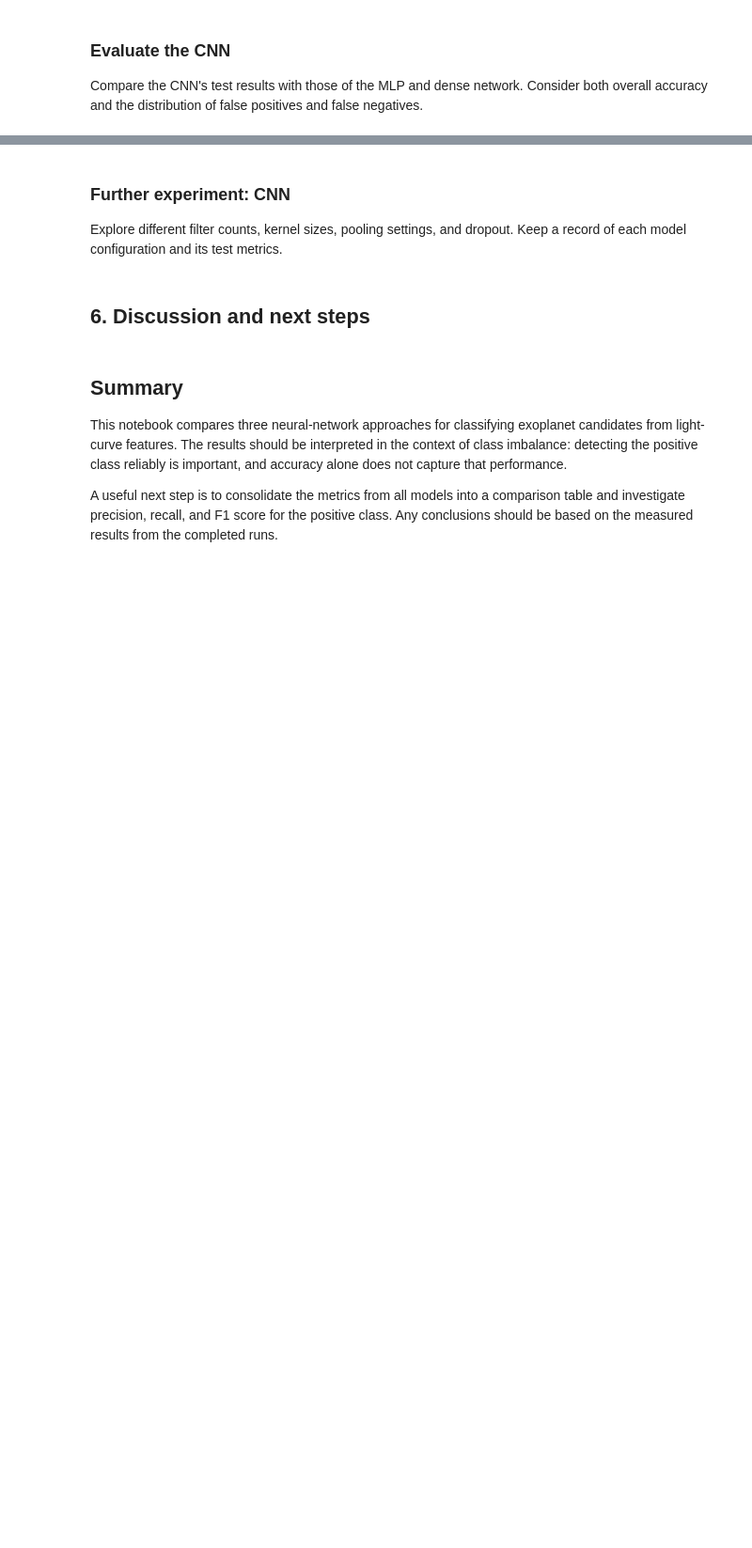
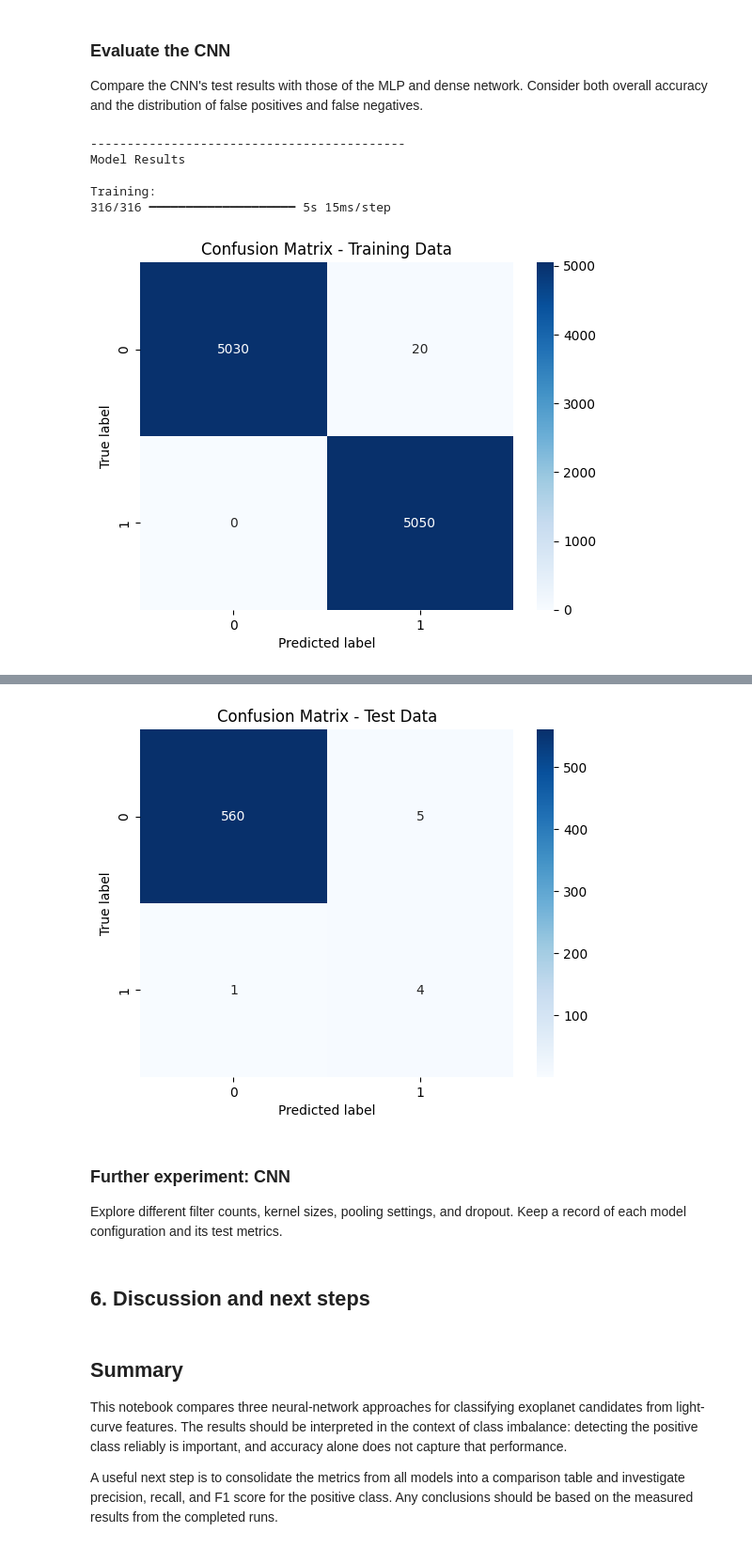
Before and after one commit to pa-radox/exoplanet-detector, a Jupyter notebook: exoplanet_classification_project.ipynb, the cells around one changed output, grey strips where cells are left out. Shown at 94% size. Cells and saved outputs as stored; diff of their text form; code cells hidden in the pictures; blank space fills up the shorter version.

```diff
--- a/exoplanet_classification_project.ipynb
+++ b/exoplanet_classification_project.ipynb
@@ -181,3 +162,43 @@ smote_X_train, smote_y_train = apply_smote(robust_X_train, y_train)
+# %%
+#@title Run this code to preprocess data
+# Helper functions that we can run for the three augmentation functions that will be used, but not explroed in depth
+
+def smote(a,b):
+    model = SMOTE()
+    X,y = model.fit_resample(a, b)
+    return X,y
+
+def savgol(df1,df2):
+    x = savgol_filter(df1,21,4,deriv=0)
+    y = savgol_filter(df2,21,4,deriv=0)
+    return x,y
+
+def fourier(df1,df2):
+    X_train = np.abs(np.fft.fft(df1, axis=1))
+    X_test = np.abs(np.fft.fft(df2, axis=1))
+    return X_train,X_test
+
+def norm(df1,df2):
+    X_train = normalize(df1)
+    X_test = normalize(df2)
+    return X_train,X_test
+
+def robust(df1,df2):
+    scaler = RobustScaler()
+    X_train = scaler.fit_transform(df1)
+    X_test = scaler.transform(df2)
+    return X_train,X_test
+
+fourier_X_train, fourier_X_test = fourier(X_train, X_test)
+savgol_X_train, savgol_X_test = savgol(fourier_X_train, fourier_X_test)
+norm_X_train, norm_X_test = norm(savgol_X_train,savgol_X_test)
+robust_X_train, robust_X_test = robust(norm_X_train, norm_X_test)
+smote_X_train,smote_y_train = smote(robust_X_train, y_train)
+
+# Here we're adding the generated, augmented data onto the testing data
+# aug_X_train, new_X_test_data, aug_y_train, new_y_test_data = train_test_split(smote_X_train, smote_y_train, test_size=0.3)
+# aug_X_test = np.concatenate((robust_X_test, new_X_test_data), axis=0)
+# aug_y_test = np.concatenate((y_test, new_y_test_data), axis=0)
 # %% [markdown]
 The processed variables used below are:
 
@@ -354,0 +433,9 @@ analyze_results(
+# %%
+analyze_results(model,X_train = cnn_smote_X_train,y_train=cnn_smote_y_train,X_test=cnn_preprocess_X_test,y_test=cnn_preprocess_y_test)
+# %% [output]
+-------------------------------------------
+Model Results
+
+Training:
+316/316 ━━━━━━━━━━━━━━━━━━━━ 5s 15ms/step
+[figure, added]
@@ -355,3 +444,4 @@ analyze_results(
+[figure, added]
 # %%
 # Optional: save the trained CNN to Google Drive (Google Colab only).
 from google.colab import drive
```
Also changed, not shown: parts of 13 cells of this notebook.
